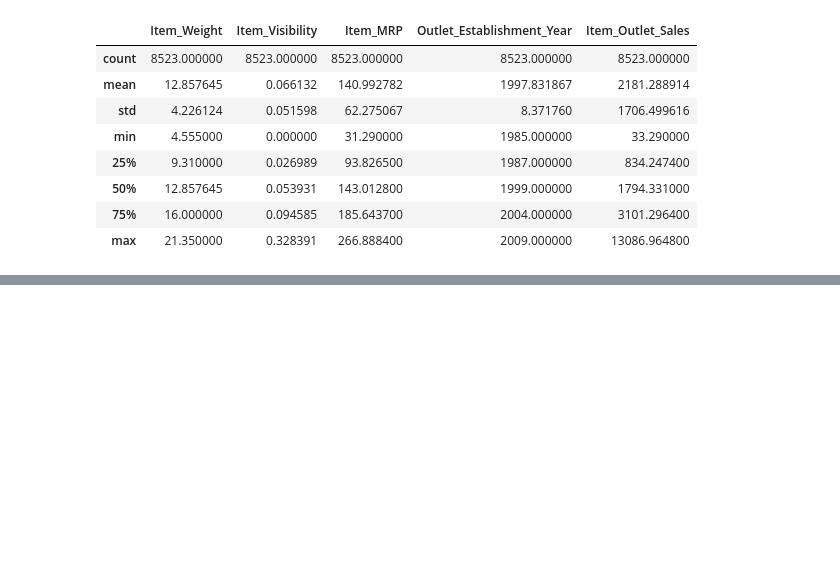
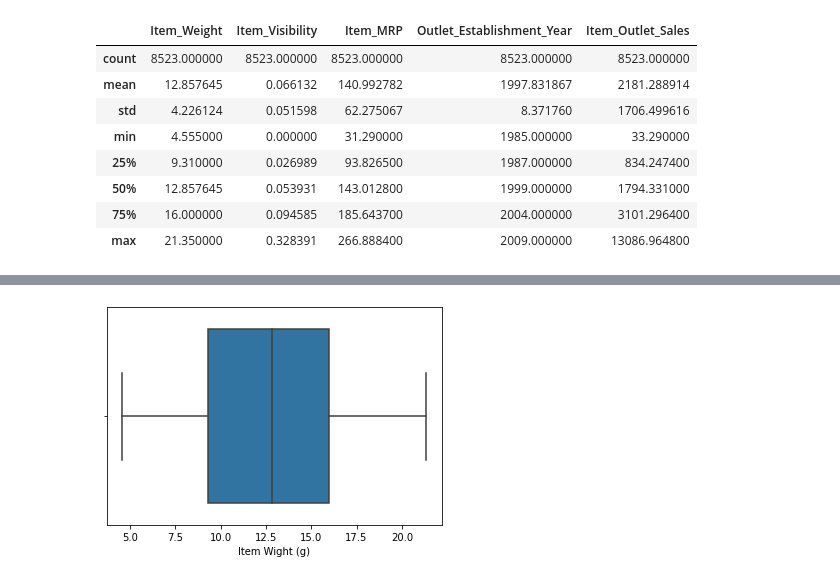
Before and after one commit to ialkamal/food-sales-predictions, a Jupyter notebook: food_sales_predictions.ipynb, the cells around one changed output, grey strips where cells are left out. Saved outputs shown, nothing was run; the diff lists cells and outputs as text; code cells hidden in the pictures; blank space fills up the shorter version.

```diff
--- a/food_sales_predictions.ipynb
+++ b/food_sales_predictions.ipynb
@@ -371,0 +404,6 @@ sales_ds.describe()
+# %%
+iw = sns.boxplot(x="Item_Weight",data=sales_ds)
+iw.set(xlabel="Item Wight (g)")
+plt.show()
+# %% [output]
+[figure, added]
```
Also changed, not shown: parts of 13 cells of this notebook.
